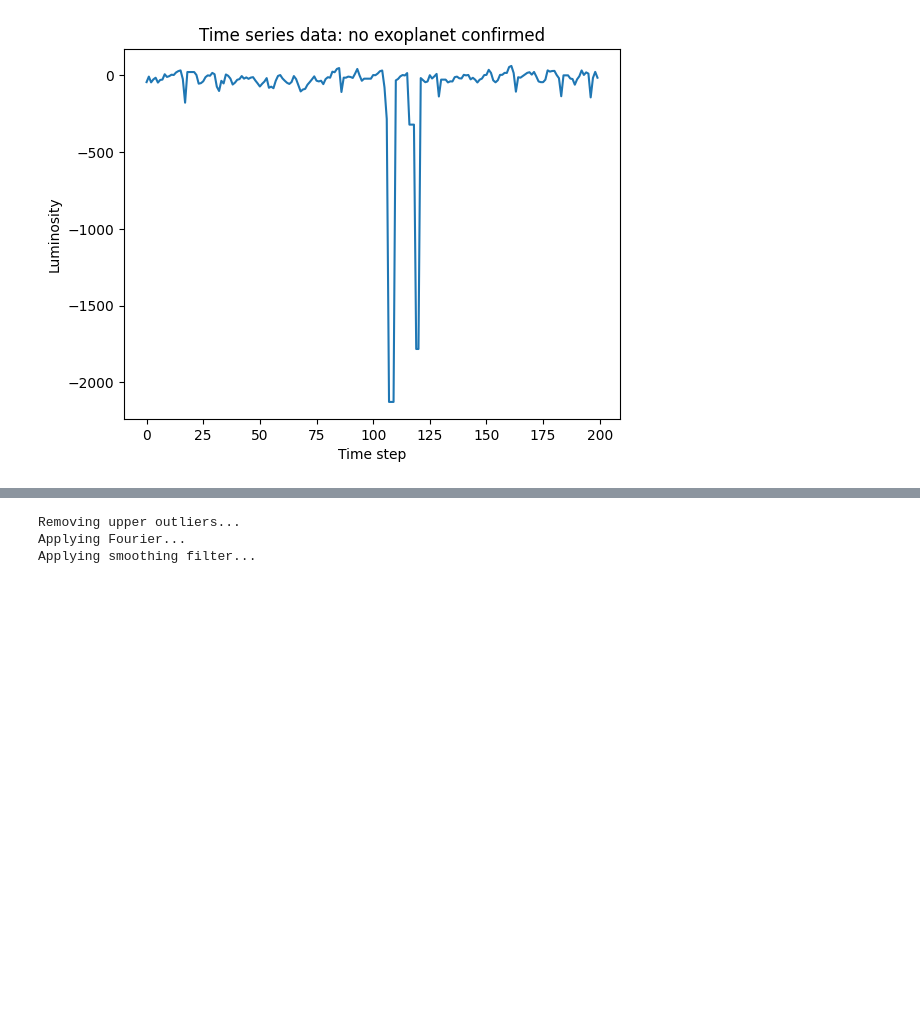
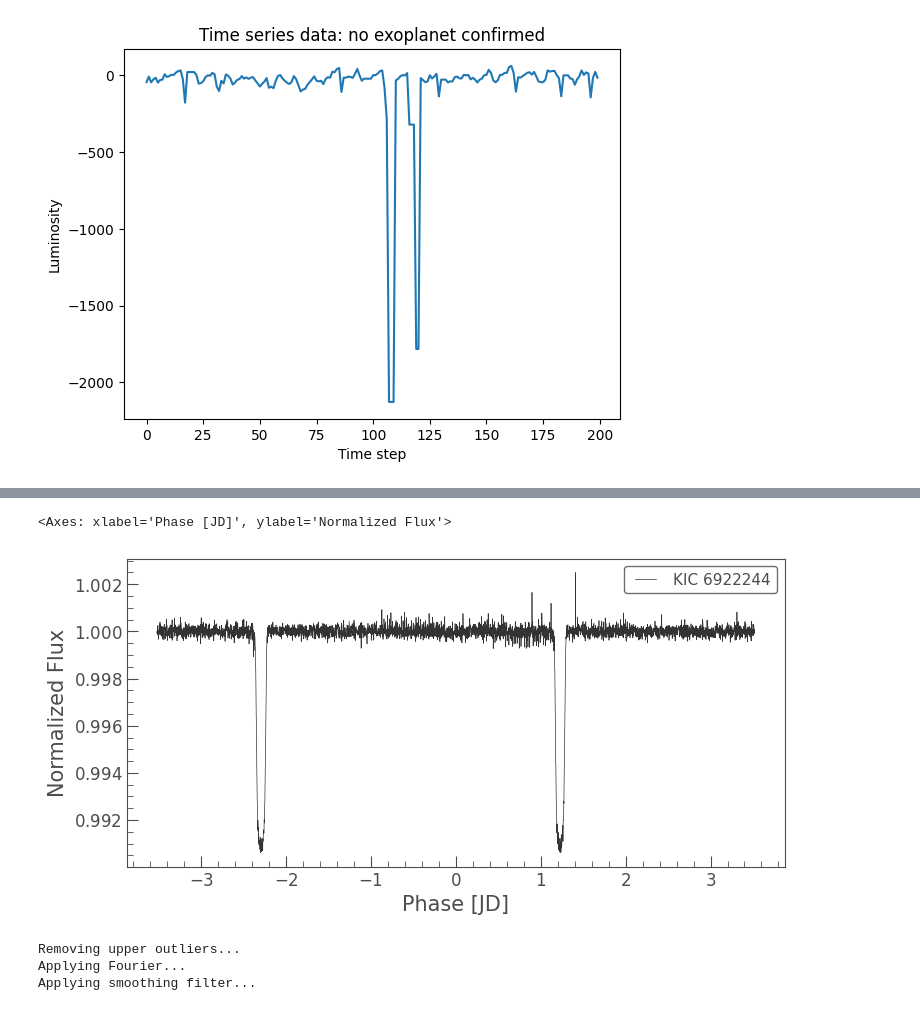
Before and after one commit to Ashwani132003/Test-Exxa, a Jupyter notebook: Test_Exxa.ipynb, the cells around one changed output, grey strips where cells are left out. Saved outputs shown, nothing was run; the diff lists cells and outputs as text; code cells hidden in the pictures; blank space fills up the shorter version.

```diff
--- a/Test_Exxa.ipynb
+++ b/Test_Exxa.ipynb
@@ -56,3 +83,8 @@ plot_series(df_train.iloc[100, 2600:2800], 'Time series data: no exoplanet confi
+# %%
+lc.flatten().fold(period=7.045).plot()  #ligh curve for 7 unit timeperiod
+# %% [output]
+<Axes: xlabel='Phase [JD]', ylabel='Normalized Flux'>
+[figure, added]
 # %%
 import numpy as np
 # Applying Fast Fourier Transform (FFT)
```
Also changed, not shown: parts of 7 cells of this notebook.
